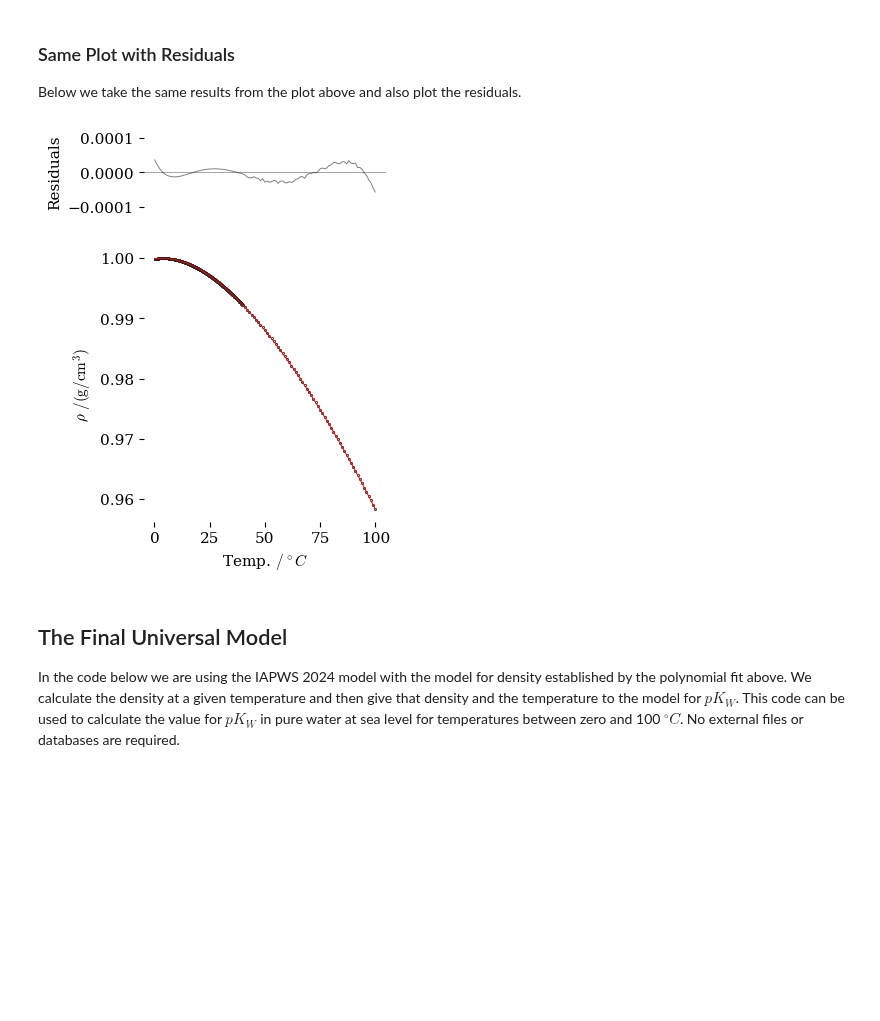
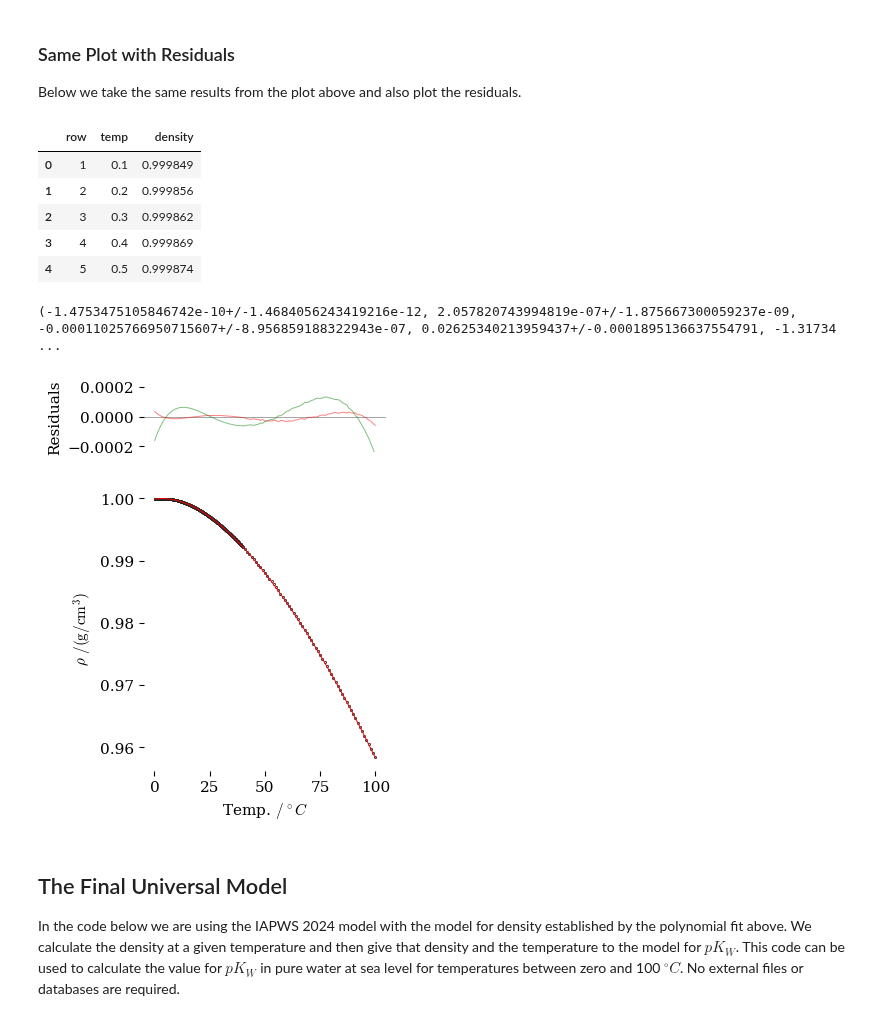
Before and after one commit to blinkletter/4410PythonNotebooks, a Jupyter notebook: Class_10/water_ion_product.ipynb, the cells around one changed output. Drawn from its saved outputs; the diff is of its cells as text; code cells hidden in the pictures; blank space fills up the shorter version.

```diff
--- a/Class_10/water_ion_product.ipynb
+++ b/Class_10/water_ion_product.ipynb
@@ -792,7 +792,43 @@ plt.show()
 
 Below we take the same results from the plot above and also plot the residuals.
 # %%
+################################################################################
+### Read data set. The fields are separated by tabs; comments are enabled  ###
+################################################################################
+df_pw = pd.read_csv("data/CRC_Water_Density.txt",    # dataset from the CRC handbook
+                 delimiter = "\t",                   # this data was tab-delimited
+                 skipinitialspace=True,
+                 comment = "#")
+display(df_pw.head())
+
+T = df_pw["temp"] + 273.15
+p = df_pw["density"]
+
+result = np.polyfit(T, p, deg=4, rcond=None, full=False, w=None, cov=True)
+[popt,pcov] = result
+
+popt_u = un.correlated_values(popt,pcov)
+print(popt_u)
+
+# make function from parameters
+predict = np.poly1d(popt)
+
+#x=np.linspace(0+273, 100+273, 100)
+x = T   # use values from density table to match arrays for pKwCalcAIPWS and pKwCalcNIST
+y = predict(x)
+
 res = p - y
+
+######################
+# Extra polynomial fit so we can plot residuals of third degree fit
+######################
+
+result = np.polyfit(x, p, deg=3, rcond=None, full=False, w=None, cov=True)
+[popt,pcov] = result
+predict = np.poly1d(popt)
+y3 = predict(x)
+
+res3 = p - y3
 
 ######################
 ### Plots - NEW STYLED PLOTTING SECTION from 03B-Eyring_Exercises_2_curvefit.ipynb
@@ -820,36 +856,44 @@ ax[1].plot(x-273.15, y,
 
 
 ######################
 ### Plot the residuals
 ######################
 
 # difference between data and line-fit
 residuals = -res
 
 ax[0].set(
 #          title = Title,
           ylabel=r"Residuals",
           xlabel=r"",
 #          xlim=[-0.3, 7.1],
-          ylim=[-0.0001,+0.0001]
+          ylim=[-0.00024,+0.00024]
        )
 
 ax[0].axhline(0, color='gray', linewidth=0.5, zorder = 0)
 ax[0].set_xticks([])
 
 ####################################################
 ### Plot original author's line on main plot and in residuals
 ####################################################
 
-ax[0].plot(T-273.15, residuals, color = "black", alpha = 0.5, linewidth = 0.7, zorder = 1)
+ax[0].plot(T-273.15, residuals, color = "red", alpha = 0.5, linewidth = 0.7, zorder = 1)
+ax[0].plot(T-273.15, res3, color = "green", alpha = 0.5, linewidth = 0.7, zorder = 1)
 
 
 ### Output plot
 plt.tight_layout(pad=2, h_pad=None, w_pad=None, rect=None)
 plt.savefig("plots/KW_plot8.pdf")
 plt.show()
 # %% [output]
+|  | row | temp | density |
+| 0 | 1 | 0.1 | 0.999849 |
+| 1 | 2 | 0.2 | 0.999856 |
+| 2 | 3 | 0.3 | 0.999862 |
+| 3 | 4 | 0.4 | 0.999869 |
+| 4 | 5 | 0.5 | 0.999874 |
+(-1.4753475105846742e-10+/-1.4684056243419216e-12, 2.057820743994819e-07+/-1.875667300059237e-09, -0.00011025766950715607+/-8.956859188322943e-07, 0.02625340213959437+/-0.0001895136637554791, -1.31734 ...
-[figure, old version]
+[figure, new version]
 # %% [markdown]
 ## The Final Universal Model
 
```
Also changed, not shown: parts of 1 cell of this notebook, 6 other files.
